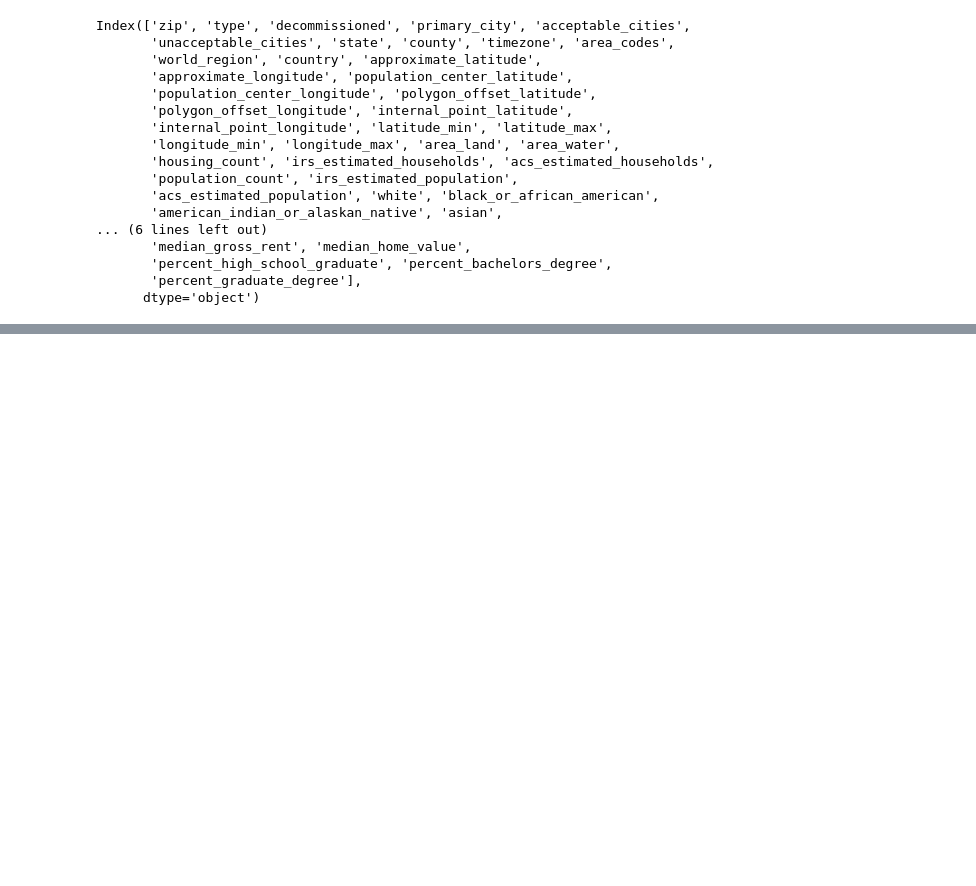
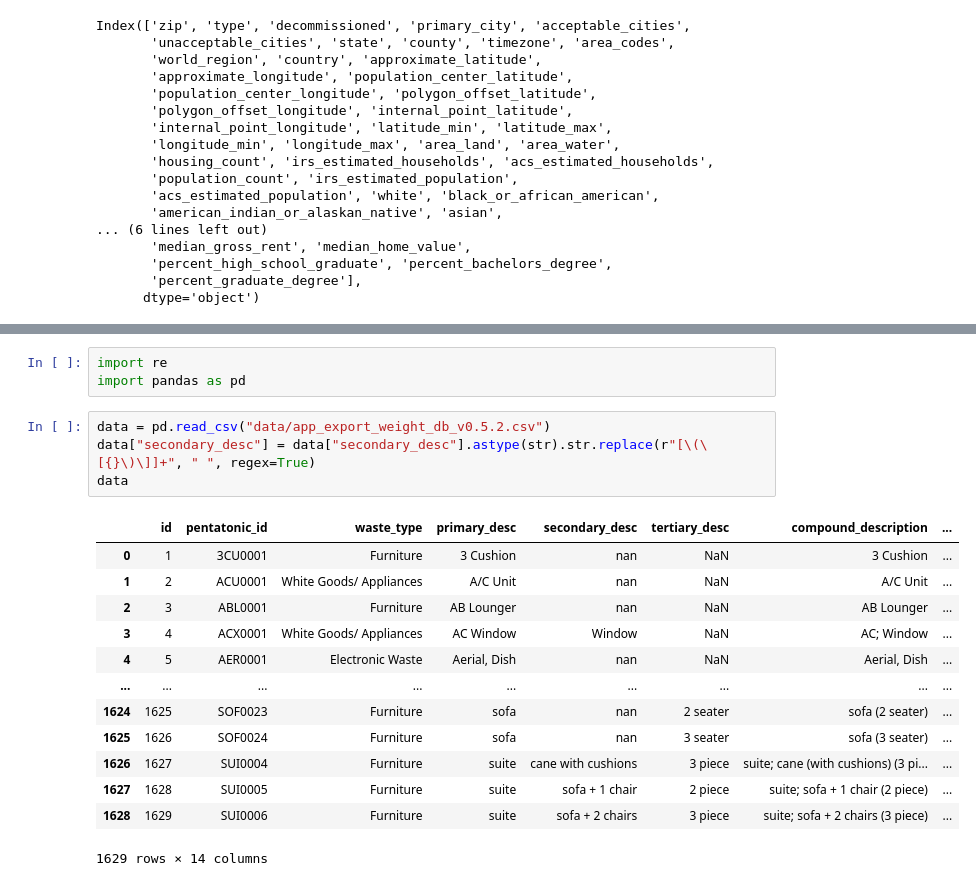
Before and after one commit to ssuchek/Travelers, a Jupyter notebook: Untitled.ipynb, the cells around one changed output, grey strips where cells are left out. Saved outputs shown, nothing was run; the diff lists cells and outputs as text; blank space fills up the shorter version.

```diff
--- a/Untitled.ipynb
+++ b/Untitled.ipynb
@@ -41,3 +41,24 @@ Index(['zip', 'type', 'decommissioned', 'primary_city', 'acceptable_cities',
 map = folium.Map(location=[31.906490, -98.624192], default_zoom_start=0.2)
 # %% [output]
 [interactive output not drawn]
+# %%
+import re
+import pandas as pd
+# %%
+data = pd.read_csv("data/app_export_weight_db_v0.5.2.csv")
+data["secondary_desc"] = data["secondary_desc"].astype(str).str.replace(r"[\(\[{}\)\]]+", " ", regex=True)
+data
+# %% [output]
+|  | id | pentatonic_id | waste_type | primary_desc | secondary_desc | tertiary_desc | compound_description | ... |
+| 0 | 1 | 3CU0001 | Furniture | 3 Cushion | nan | NaN | 3 Cushion | ... |
+| 1 | 2 | ACU0001 | White Goods/ Appliances | A/C Unit | nan | NaN | A/C Unit | ... |
+| 2 | 3 | ABL0001 | Furniture | AB Lounger | nan | NaN | AB Lounger | ... |
+| 3 | 4 | ACX0001 | White Goods/ Appliances | AC Window | Window | NaN | AC; Window | ... |
+| 4 | 5 | AER0001 | Electronic Waste | Aerial, Dish | nan | NaN | Aerial, Dish | ... |
+| ... | ... | ... | ... | ... | ... | ... | ... | ... |
+| 1624 | 1625 | SOF0023 | Furniture | sofa | nan | 2 seater | sofa (2 seater) | ... |
+| 1625 | 1626 | SOF0024 | Furniture | sofa | nan | 3 seater | sofa (3 seater) | ... |
+| 1626 | 1627 | SUI0004 | Furniture | suite | cane with cushions | 3 piece | suite; cane (with cushions) (3 pi... | ... |
+| 1627 | 1628 | SUI0005 | Furniture | suite | sofa + 1 chair | 2 piece | suite; sofa + 1 chair (2 piece) | ... |
+| 1628 | 1629 | SUI0006 | Furniture | suite | sofa + 2 chairs | 3 piece | suite; sofa + 2 chairs (3 piece) | ... |
+1629 rows × 14 columns
```
Also changed, not shown: parts of 57 cells of this notebook, 19 other files.
